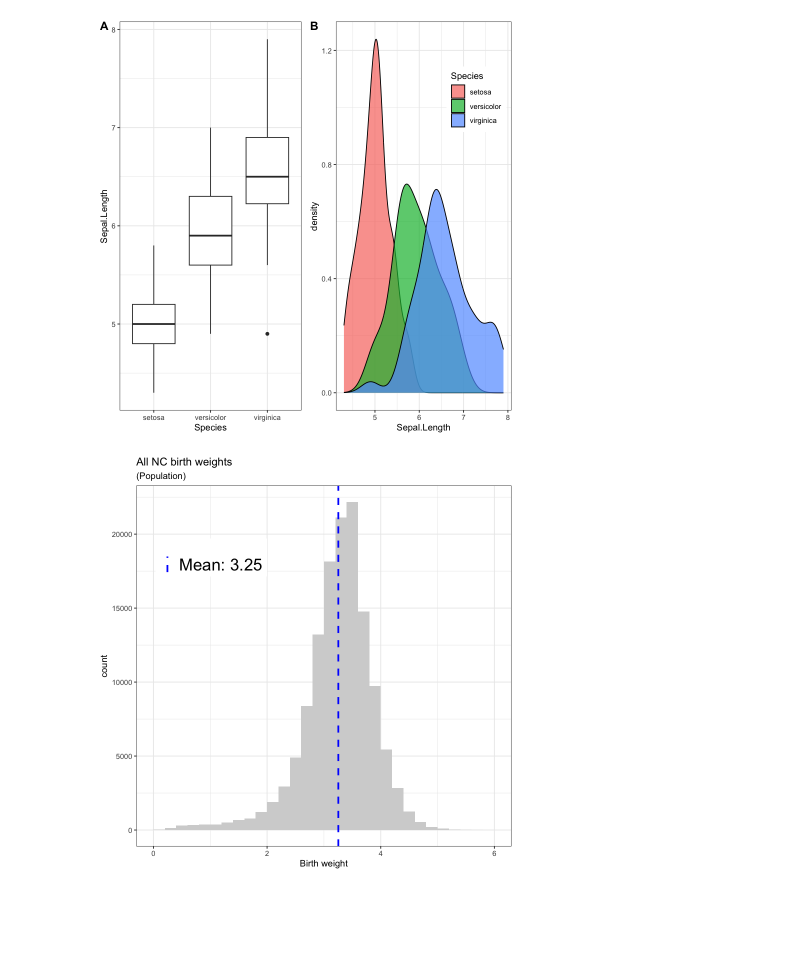
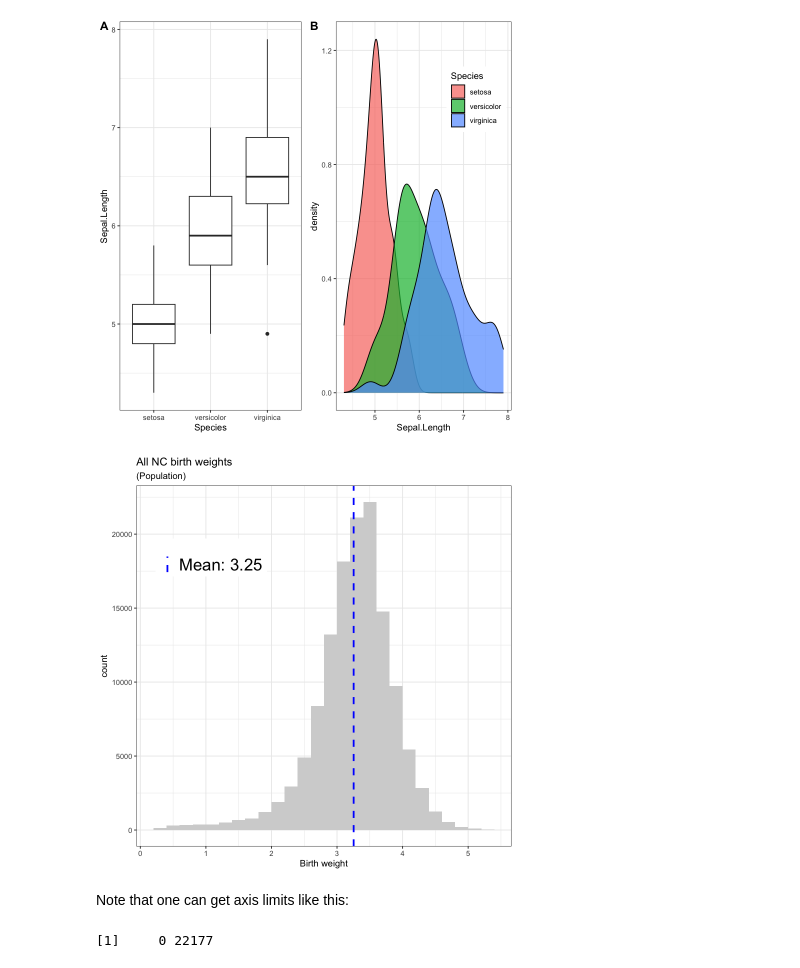
Before and after one commit to matthew-brett/confidence-intervals, a Jupyter notebook: confidence_plots.ipynb, the cells around one changed output. Saved outputs shown, nothing was run; the diff lists cells and outputs as text; code cells hidden in the pictures; blank space fills up the shorter version.

Commit message:
Some notes

```diff
--- a/confidence_plots.ipynb
+++ b/confidence_plots.ipynb
@@ -70,25 +70,32 @@ Warning message:
 [figure]
 # %%
 tbw <- theme_set(theme_bw())
-breaks <- seq(0, 6, by=0.2)
+breaks <- seq(0.2, 5.5, by=0.2)
 label <- paste('Mean:', sprintf('%.2f', pop_mean))
 p <- (
     ggplot(bw_pop, aes(birth_weight))
     + geom_histogram(fill = "light grey", breaks = breaks)
     + labs(x = "Birth weight",
            title = 'All NC birth weights',
            subtitle = '(Population)')
     + geom_vline(aes(xintercept=pop_mean,
                      colour=label),
                  linewidth=1,
                  linetype='dashed')
     + labs(colour="")
     + scale_colour_manual(values="blue")
     + theme(legend.position=c(0.2, 0.8),
             legend.text = element_text(size=20))
 ); p
 # %% [output]
-[figure, old version]
+[figure, new version]
+# %% [markdown]
+Note that one can get axis limits like this:
+# %%
+# https://stackoverflow.com/a/62819446
+layer_scales(p)$y$get_limits()
+# %% [output]
+[1]     0 22177
 # %%
 label <- paste('Sample mean:', sprintf('%.2f', sample_mean))
 p <- (
```
Also changed, not shown: parts of 3 cells of this notebook, 1 other file.
